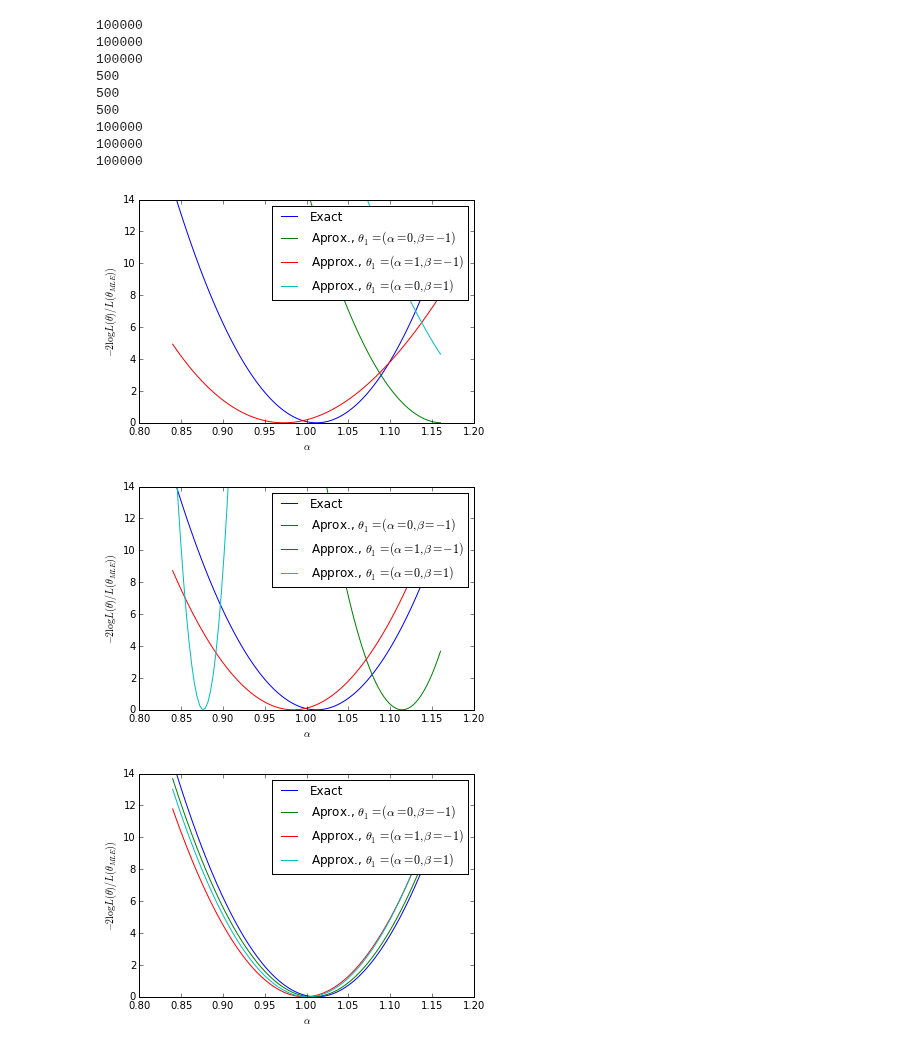
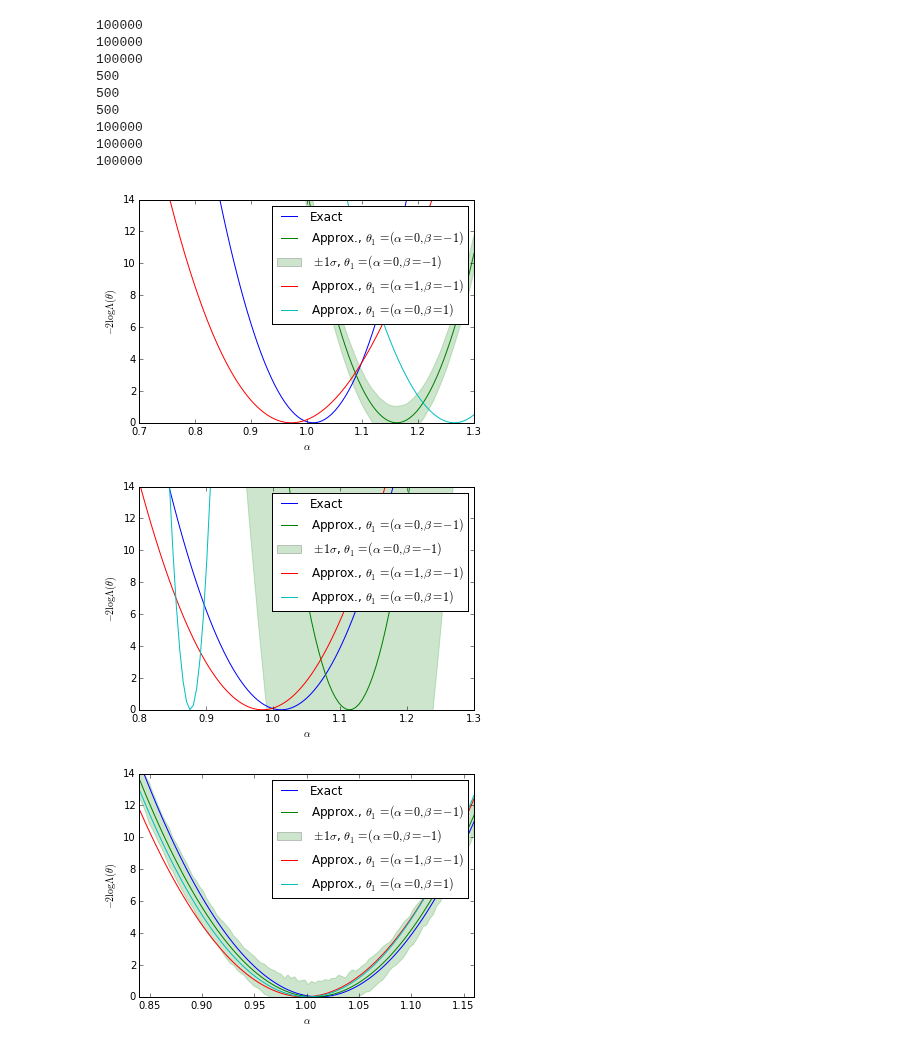
Before and after one commit to diana-hep/carl, a Jupyter notebook: examples/Diagnosing approximated likelihood ratios.ipynb, the cells around one changed output. Cells and saved outputs as stored; diff of their text form; code cells hidden in the pictures.

Commit message:
Update diagnosing notebook, labels changed, std lines

```diff
--- a/examples/Diagnosing approximated likelihood ratios.ipynb
+++ b/examples/Diagnosing approximated likelihood ratios.ipynb
@@ -260,13 +265,13 @@ for k,_ in enumerate(product(clf_parameters,p1s)):
 ('GP MLE =', array([ 1.00067007]))
 # %%
 #bounds = [(exact_MLE[0] - 0.16, exact_MLE[0] + 0.16)]
+
 approx_ratios = []
 gp_ratios = []
 gp_std = []
-bounds = [(true_A - 0.16, true_A + 0.16)]
+gp_q1 = []
+gp_q2 = []
 n_points = 30
-
-As = np.linspace(bounds[0][0],bounds[0][1],100)
 
 for k,(param,p1) in enumerate(product(clf_parameters,p1s)):
     clf = clfs[k]
@@ -274,12 +279,20 @@ for k,(param,p1) in enumerate(product(clf_parameters,p1s)):
     solver = solvers[k]
     print n_samples
     #As = np.linspace(*bounds[0], 100)
-    nll_gp, var_gp = solvers[k].model.predict(As.reshape(-1, 1))
+    nll_gp, var_gp = solvers[k].model.predict(As_[k/3].reshape(-1, 1))
     nll_gp = 2. * (nll_gp - rs[k].fun) * len(X_true)
     gp_ratios.append(nll_gp)
-    std_gp = np.sqrt(var_gp)
+    # STD
+    std_gp = np.sqrt(4*var_gp*len(X_true)*len(X_true))
     std_gp[np.isnan(std_gp)] = 0.
     gp_std.append(std_gp)
+    # 95% CI
+    q1_gp, q2_gp = solvers[k].model.predict_quantiles(As_[k/3].reshape(-1, 1))
+    q1_gp = 2. * (q1_gp - rs[k].fun) * len(X_true)
+    q2_gp = 2. * (q2_gp - rs[k].fun) * len(X_true)
+    gp_q1.append(q1_gp)
+    gp_q2.append(q2_gp)
+
     #nll_approx = np.zeros(n_points)
 
     #approx = [objective([a]) for a in np.linspace(*bounds[0], n_points)]
@@ -302,25 +315,33 @@ for k,(param,p1) in enumerate(product(clf_parameters,p1s)):
 100000
 # %%
 k = 0
-#print gp_std[3*k]
 for k,_ in enumerate(clf_parameters):
+    fig = plt.figure()
+    ax = fig.add_subplot(1,1,1)
     #nll_approx = approx_ratios[k]
     #nll_gp = gp_ratios[k]
-    plt.plot(As, nll, label="Exact")
+    ax.plot(As_[k], nlls[k], label="Exact")
     #plt.plot(np.linspace(*bounds[0], n_points), nll_approx - , label="approx.")
     #plt.plot(np.linspace(bounds[0][0],bounds[0][1], n_points), nll_approx , label="approx.")
-    plt.plot(As, gp_ratios[3*k], label=r"Aprox., $\theta_1=(\alpha=0,\beta=-1)$")
-    plt.plot(As, gp_ratios[3*k+1], label=r"Approx., $\theta_1=(\alpha=1,\beta=-1)$")
-    #plt.fill_between(As,(gp_ratios[3*k]-gp_std[3*k]).ravel(),(gp_ratios[3*k]+gp_std[3*k]).ravel())
-    plt.plot(As, gp_ratios[3*k+2], label=r"Approx., $\theta_1=(\alpha=0,\beta=1)$")
-
-    plt.xlabel(r"$\alpha$")
-    plt.ylabel(r"$-2 \log L(\theta) / L(\theta_{MLE}))$")
-    plt.legend()
-    plt.ylim(0, 14)
+    ax.plot(As_[k], gp_ratios[3*k], label=r"Approx., $\theta_1=(\alpha=0,\beta=-1)$")
+    ax.plot(As_[k], gp_ratios[3*k+1], label=r"Approx., $\theta_1=(\alpha=1,\beta=-1)$")
+    ax.fill_between(As_[k],(gp_ratios[3*k] - gp_std[3*k]).ravel(),(gp_ratios[3*k] + gp_std[3*k]).ravel(),
+                     color='g',alpha=0.2)
+    #plt.fill_between(As,(gp_q2[3*k]).ravel(),(gp_q1[3*k]).ravel(),color='g',alpha=0.2)
+    ax.plot(As_[k], gp_ratios[3*k+2], label=r"Approx., $\theta_1=(\alpha=0,\beta=1)$")
+    handles, labels = ax.get_legend_handles_labels()
+    ax.set_xlabel(r"$\alpha$")
+    ax.set_ylabel(r"$-2 \log \Lambda(\theta)$")
+    #plt.legend()
+    p5 = plt.Rectangle((0, 0), 0.2, 0.2, fc="green",alpha=0.2,edgecolor='none')
+    handles.insert(2,p5)
+    labels.insert(2,r"$\pm 1 \sigma$, $\theta_1=(\alpha=0,\beta=-1)$")
+    ax.legend(handles,labels)
+    ax.set_ylim(0, 14)
+    ax.set_xlim(bounds_[k][0][0],bounds_[k][0][1])
     plt.savefig('likelihood_comp_{0}.pdf'.format(k))
     plt.show()
 # %% [output]
-[figure, old version]
+[figure, new version]
-[figure, old version]
+[figure, new version]
-[figure, old version]
+[figure, new version]
```
Also changed, not shown: parts of 3 cells of this notebook.
